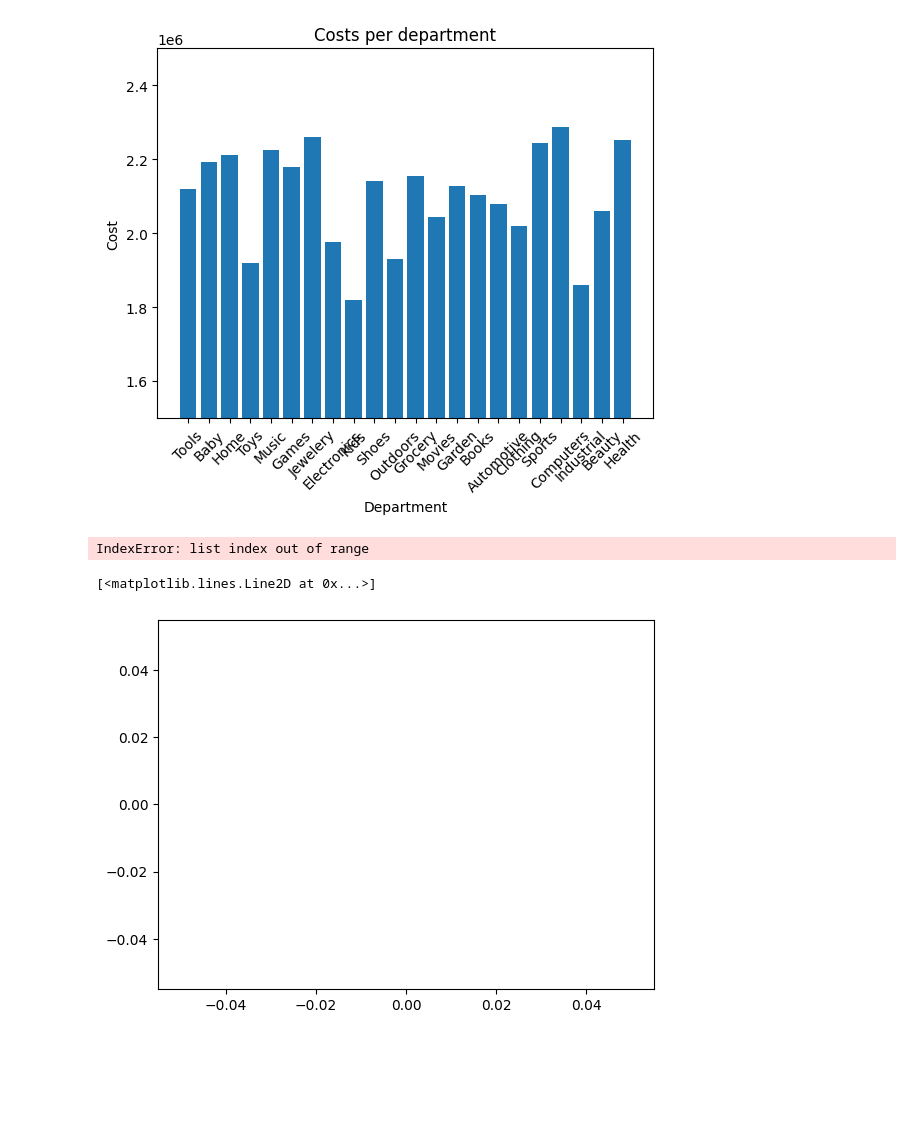
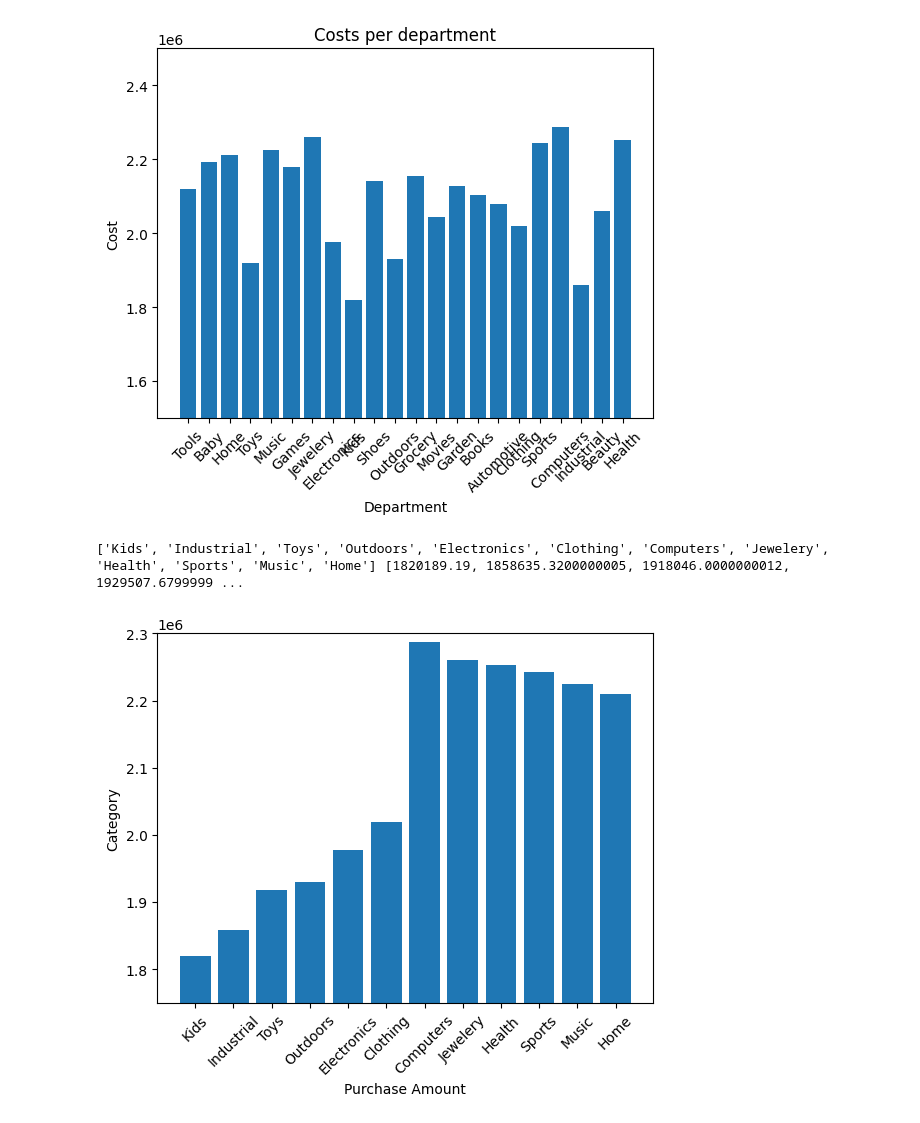
Before and after one commit to ElidaDev/AllLangs-Eli, a Jupyter notebook: Data/BellRingers/Untitled.ipynb, the cells around one changed output. Cells and saved outputs as stored; diff of their text form; code cells hidden in the pictures; blank space fills up the shorter version.

```diff
--- a/Data/BellRingers/Untitled.ipynb
+++ b/Data/BellRingers/Untitled.ipynb
@@ -44,16 +44,22 @@ plt.show()
 # %%
 spendings.sort(reverse=True)
 # %%
-for i in range(len(spendings),len(spendings)):
-    c.append([spendings[i][0]])
-    d.append([spendings[i][1]])
 for i in range(6):
-    c.append([spendings[i][0]])
-    d.append([spendings[i][1]])
+    c.append(float(spendings[len(spendings)-i-1][0]))
+    d.append(str(spendings[len(spendings)-i-1][1]))
+for i in range(6):
+    c.append(float(spendings[i][0]))
+    d.append(str(spendings[i][1]))
-# %% [output]
-IndexError: list index out of range
+# %%
+print(d,c)
+# %% [output]
+['Kids', 'Industrial', 'Toys', 'Outdoors', 'Electronics', 'Clothing', 'Computers', 'Jewelery', 'Health', 'Sports', 'Music', 'Home'] [1820189.19, 1858635.3200000005, 1918046.0000000012, 1929507.6799999 ...
 # %%
-plt.plot(d, c, marker='o', linestyle='-', color='b', label="Total Purchase Amount")
+plt.bar(d, c, label="Total Purchase Amount")
+plt.xlabel("Purchase Amount")
+plt.ylabel("Category")
+plt.ylim(1750000,2300000)
+plt.xticks(rotation=45)
+plt.show()
 # %% [output]
-[<matplotlib.lines.Line2D at 0x...>]
-[figure, old version]
+[figure, new version]
```
Also changed, not shown: 1 other file.
